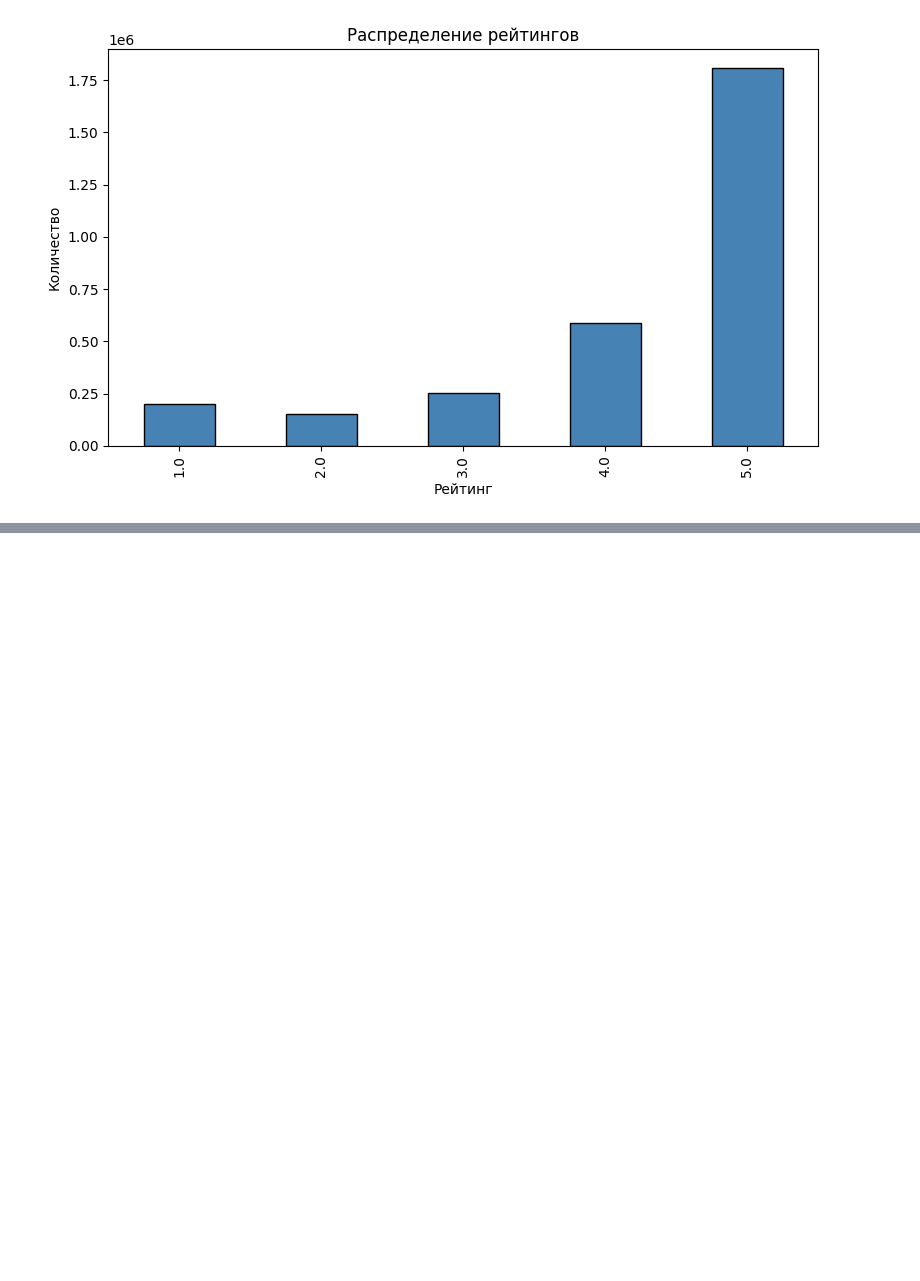
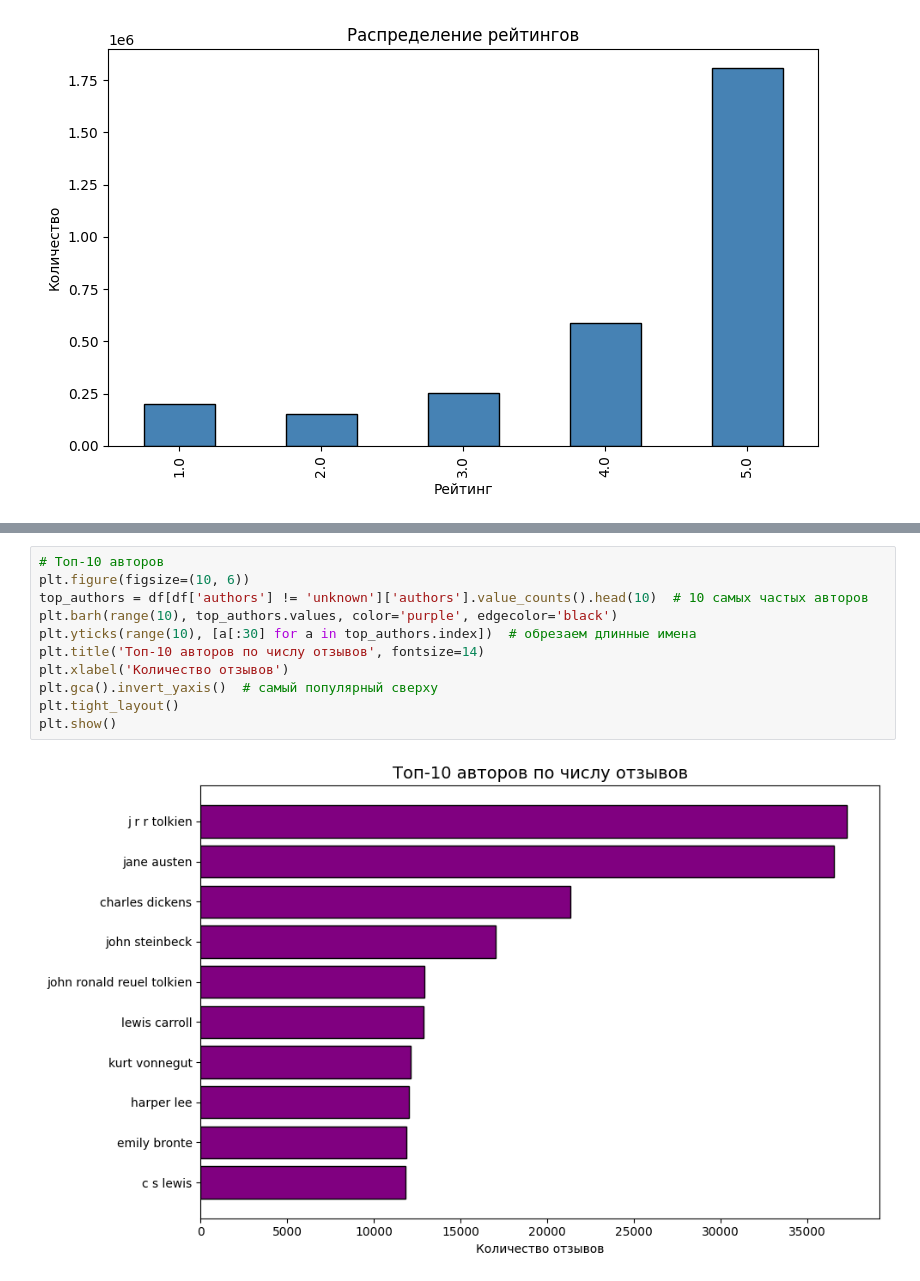
Before and after one commit to Katerina676/sasrec-ebs, a Jupyter notebook: eda.ipynb, the cells around one changed output, grey strips where cells are left out. Cells and saved outputs as stored; diff of their text form; blank space fills up the shorter version.

```diff
--- a/eda.ipynb
+++ b/eda.ipynb
@@ -80,0 +228,13 @@ plt.show()
+# %%
+# Топ-10 авторов
+plt.figure(figsize=(10, 6))
+top_authors = df[df['authors'] != 'unknown']['authors'].value_counts().head(10)  # 10 самых частых авторов
+plt.barh(range(10), top_authors.values, color='purple', edgecolor='black')
+plt.yticks(range(10), [a[:30] for a in top_authors.index])  # обрезаем длинные имена
+plt.title('Топ-10 авторов по числу отзывов', fontsize=14)
+plt.xlabel('Количество отзывов')
+plt.gca().invert_yaxis()  # самый популярный сверху
+plt.tight_layout()
+plt.show()
+# %% [output]
+[figure, added]
```
Also changed, not shown: parts of 18 cells of this notebook.
